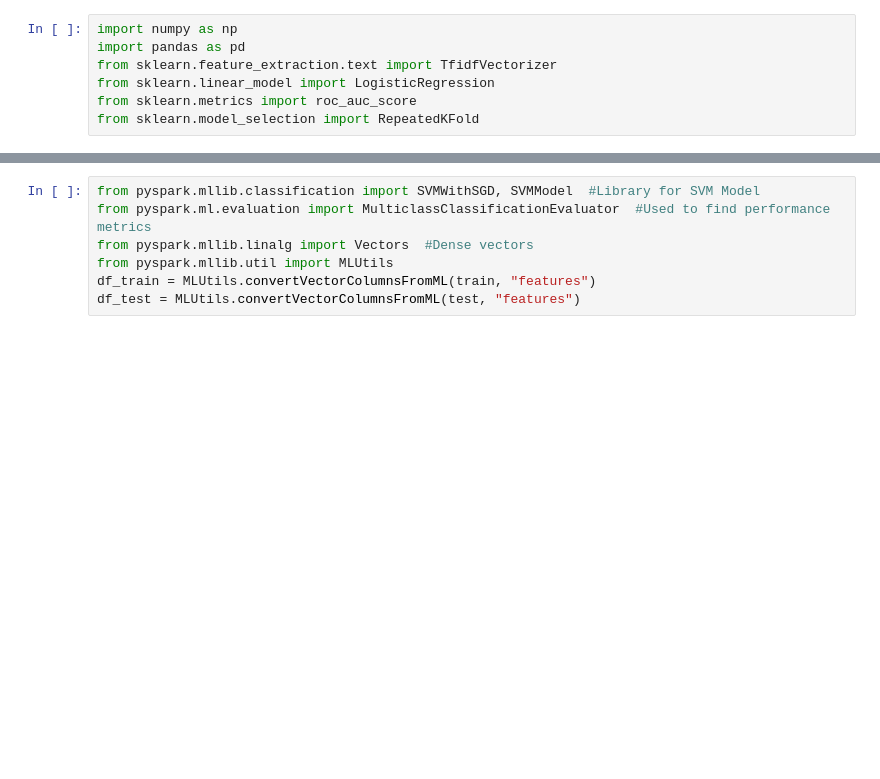
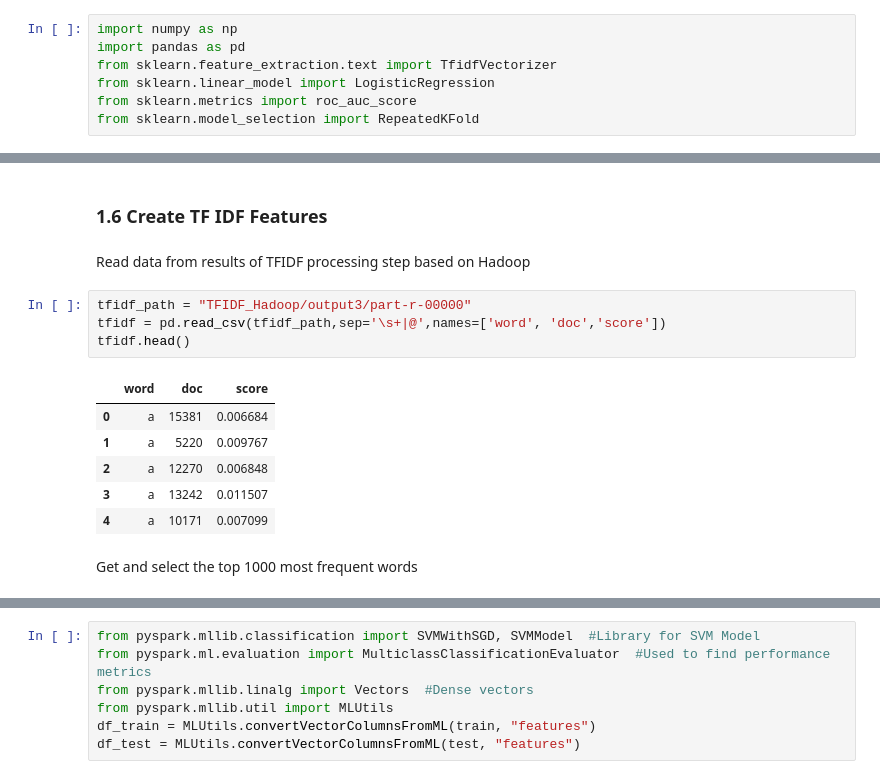
Before and after one commit to Exlie-Flyyi/CS5488_Group_Project, a Jupyter notebook: pyspark_svm.ipynb, the cells around one changed output, grey strips where cells are left out. Cells and saved outputs as stored; diff of their text form; blank space fills up the shorter version.

```diff
--- a/pyspark_svm.ipynb
+++ b/pyspark_svm.ipynb
@@ -86,0 +99,17 @@ df
+# %% [markdown]
+### 1.6 Create TF IDF Features
+# %% [markdown]
+Read data from results of TFIDF processing step based on Hadoop
+# %%
+tfidf_path = "TFIDF_Hadoop/output3/part-r-00000"
+tfidf = pd.read_csv(tfidf_path,sep='\s+|@',names=['word', 'doc','score'])
+tfidf.head()
+# %% [output]
+|  | word | doc | score |
+| 0 | a | 15381 | 0.006684 |
+| 1 | a | 5220 | 0.009767 |
+| 2 | a | 12270 | 0.006848 |
+| 3 | a | 13242 | 0.011507 |
+| 4 | a | 10171 | 0.007099 |
+# %% [markdown]
+Get and select the top 1000 most frequent words
```
Also changed, not shown: parts of 48 cells of this notebook.
